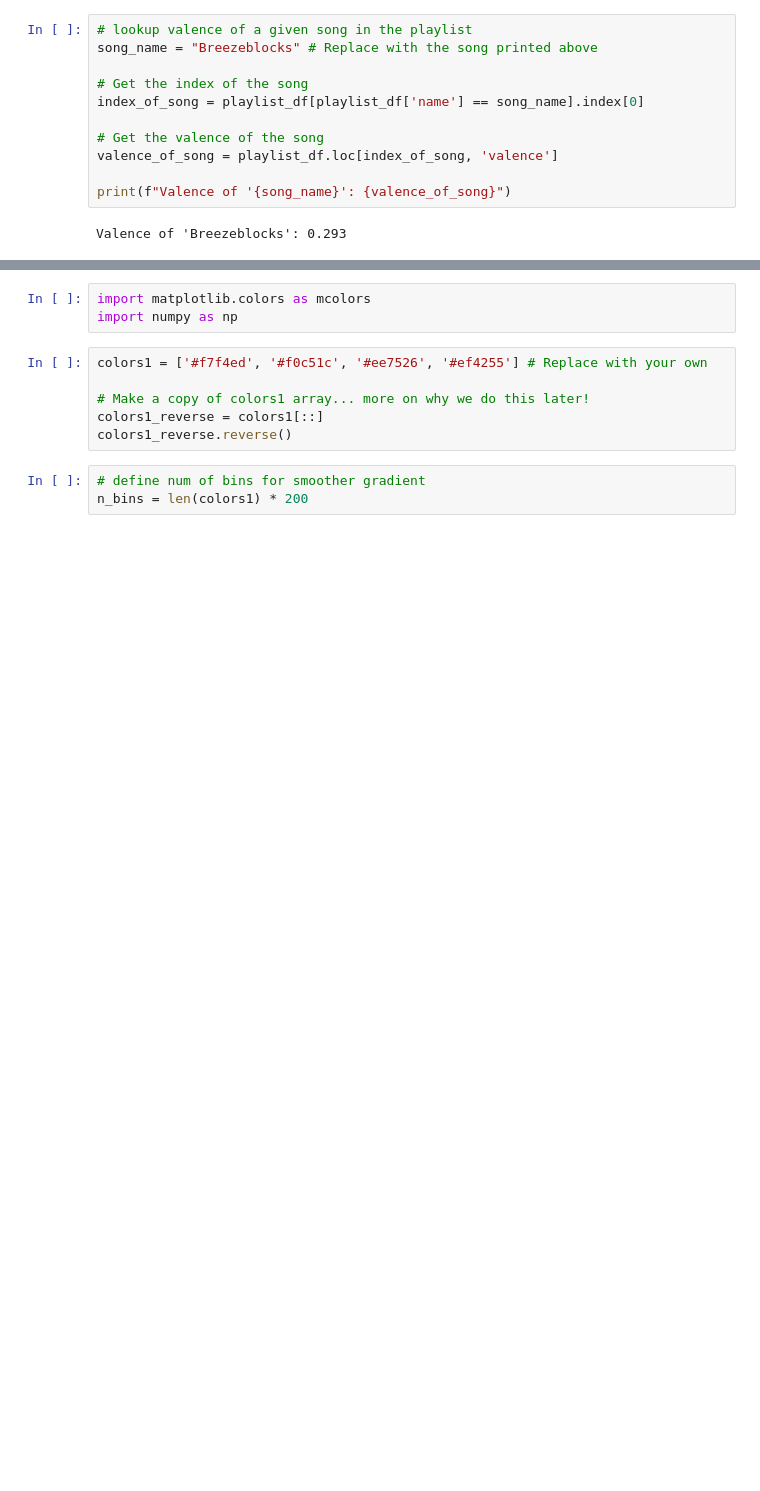
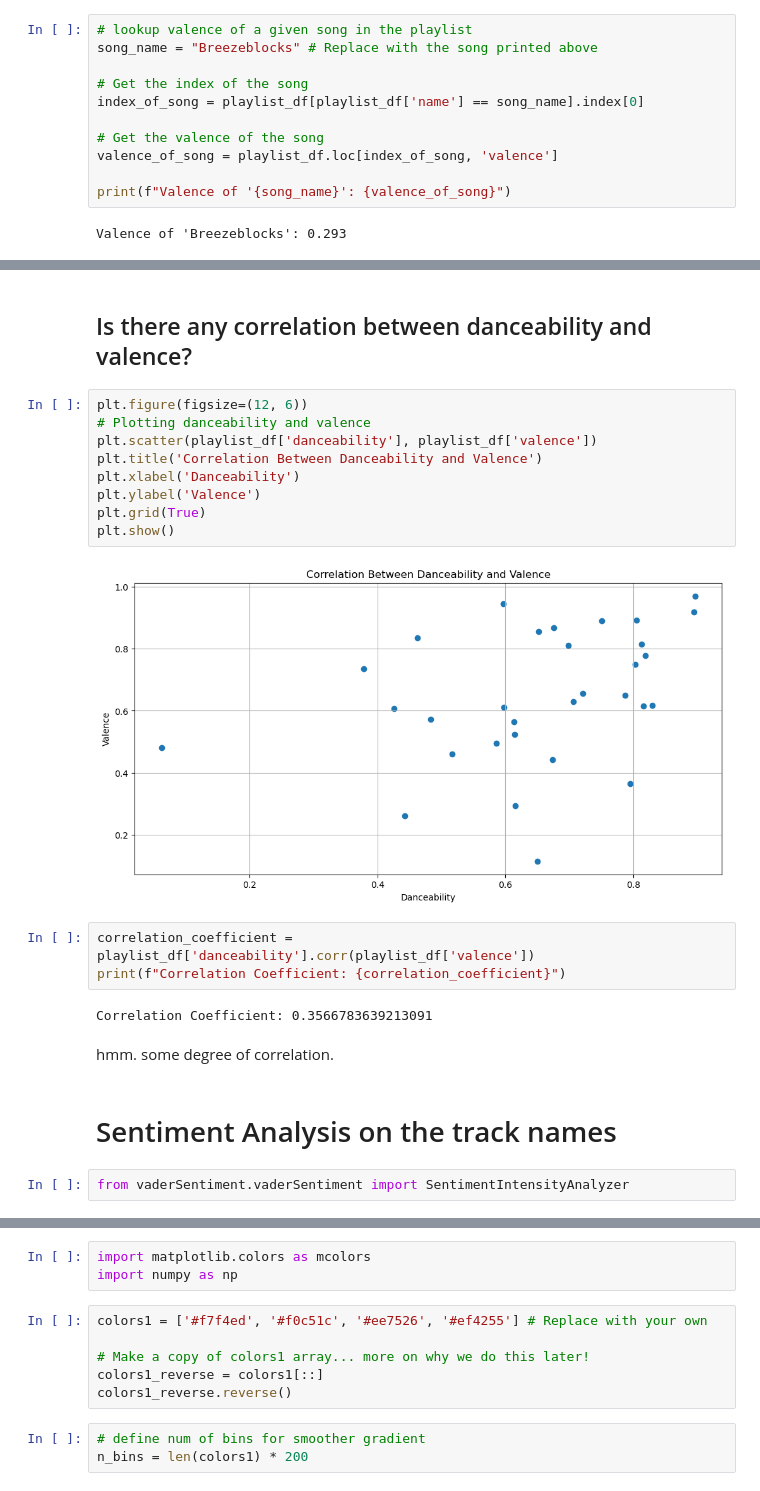
Before and after one commit to daisy-abbott/SpotifyMoodBoard, a Jupyter notebook: playlist.ipynb, the cells around one changed output, grey strips where cells are left out. Saved outputs shown, nothing was run; the diff lists cells and outputs as text; blank space fills up the shorter version.

```diff
--- a/playlist.ipynb
+++ b/playlist.ipynb
@@ -207,0 +302,24 @@ print(color_list)
+# %% [markdown]
+## Is there any correlation between danceability and valence?
+# %%
+plt.figure(figsize=(12, 6))
+# Plotting danceability and valence
+plt.scatter(playlist_df['danceability'], playlist_df['valence'])
+plt.title('Correlation Between Danceability and Valence')
+plt.xlabel('Danceability')
+plt.ylabel('Valence')
+plt.grid(True)
+plt.show()
+# %% [output]
+[figure, added]
+# %%
+correlation_coefficient = playlist_df['danceability'].corr(playlist_df['valence'])
+print(f"Correlation Coefficient: {correlation_coefficient}")
+# %% [output]
+Correlation Coefficient: 0.3566783639213091
+# %% [markdown]
+hmm. some degree of correlation.
+# %% [markdown]
+# Sentiment Analysis on the track names
+# %%
+from vaderSentiment.vaderSentiment import SentimentIntensityAnalyzer
```
Also changed, not shown: parts of 57 cells of this notebook.
